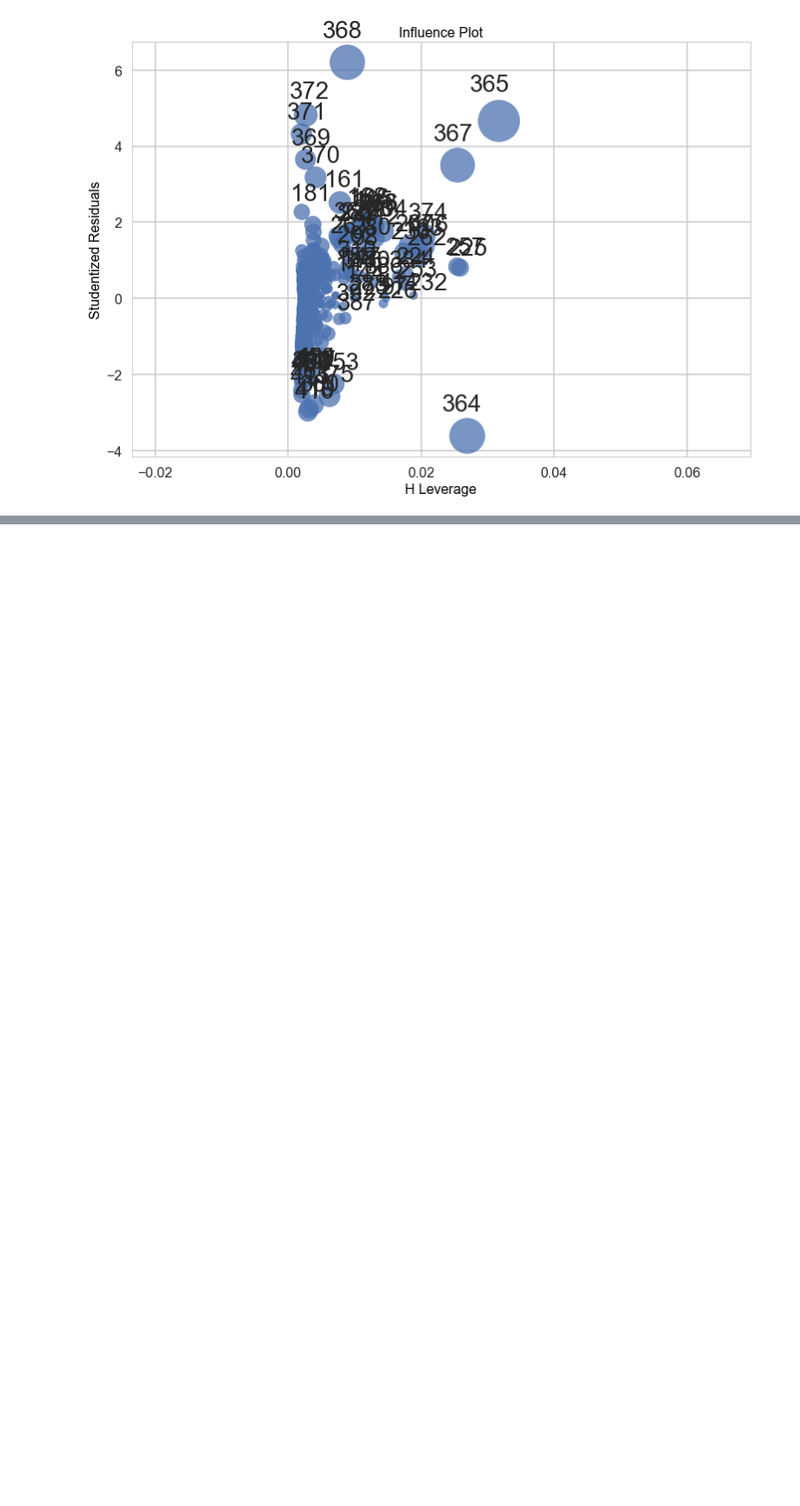
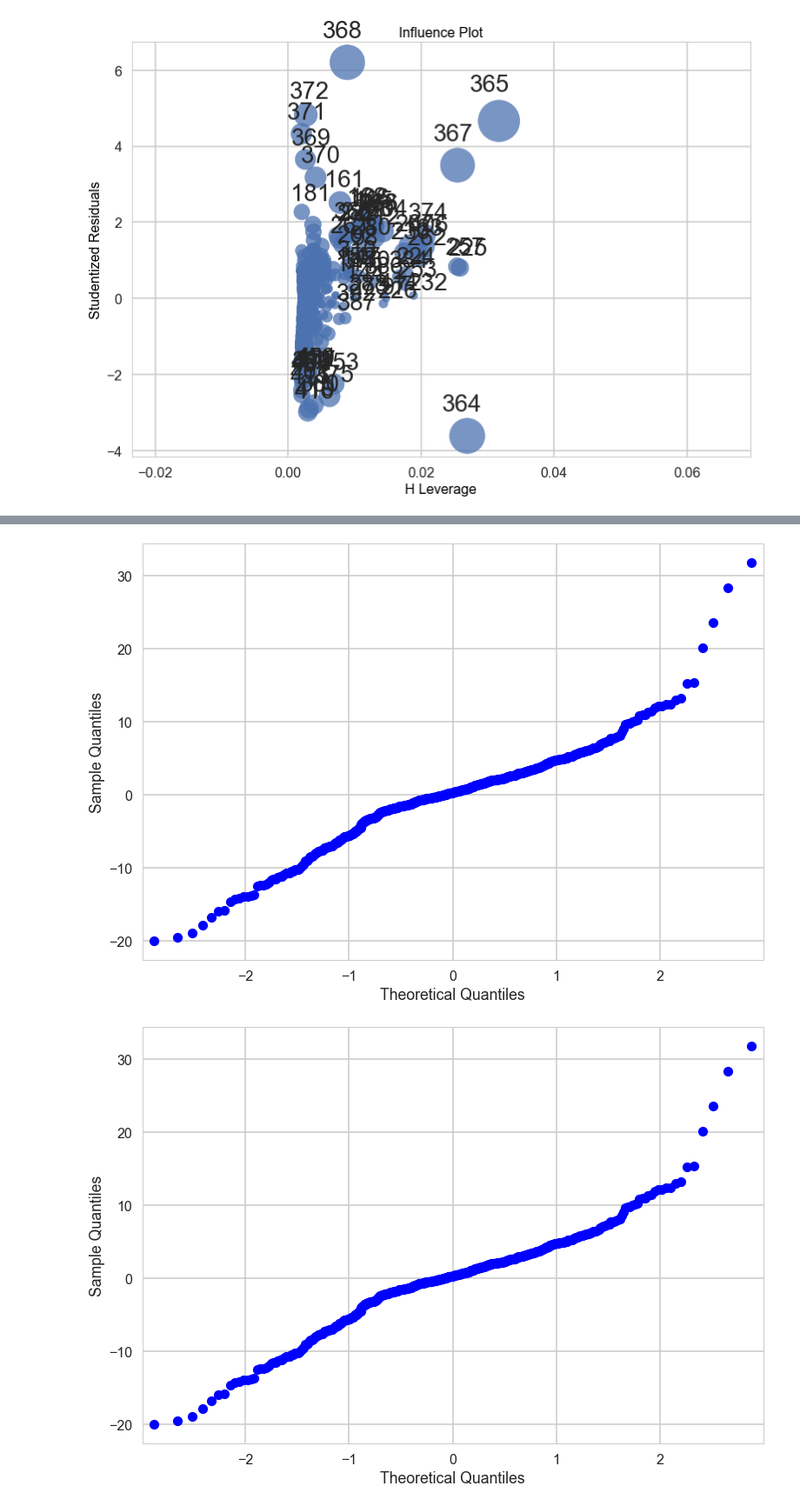
Before and after one commit to gussie/Springboard_data_science, a Jupyter notebook: Linear_regression/Mini_Project_Linear_Regression.ipynb, the cells around one changed output, grey strips where cells are left out. Shown at 87% size. Drawn from its saved outputs; the diff is of its cells as text; code cells hidden in the pictures; blank space fills up the shorter version.

```diff
--- a/Linear_regression/Mini_Project_Linear_Regression.ipynb
+++ b/Linear_regression/Mini_Project_Linear_Regression.ipynb
@@ -970,0 +1073,6 @@ To do: Exercise: Identify any outliers (if any) in your model and write a story
+# %%
+#quantile plot
+sm.graphics.qqplot(model_new.resid)
+# %% [output]
+[figure, added]
+[figure, added]
```
Also changed, not shown: parts of 18 cells of this notebook, 9 other files.
